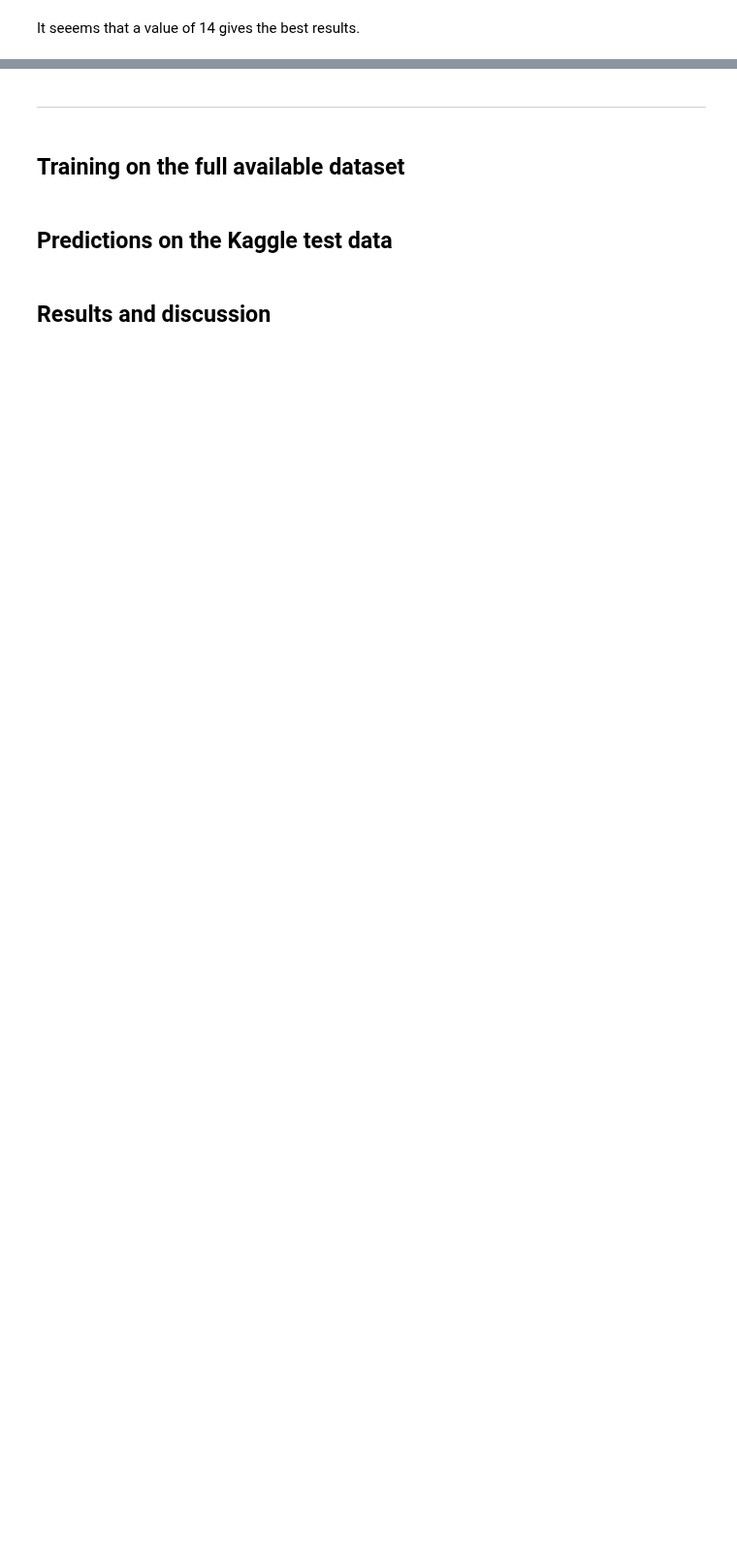
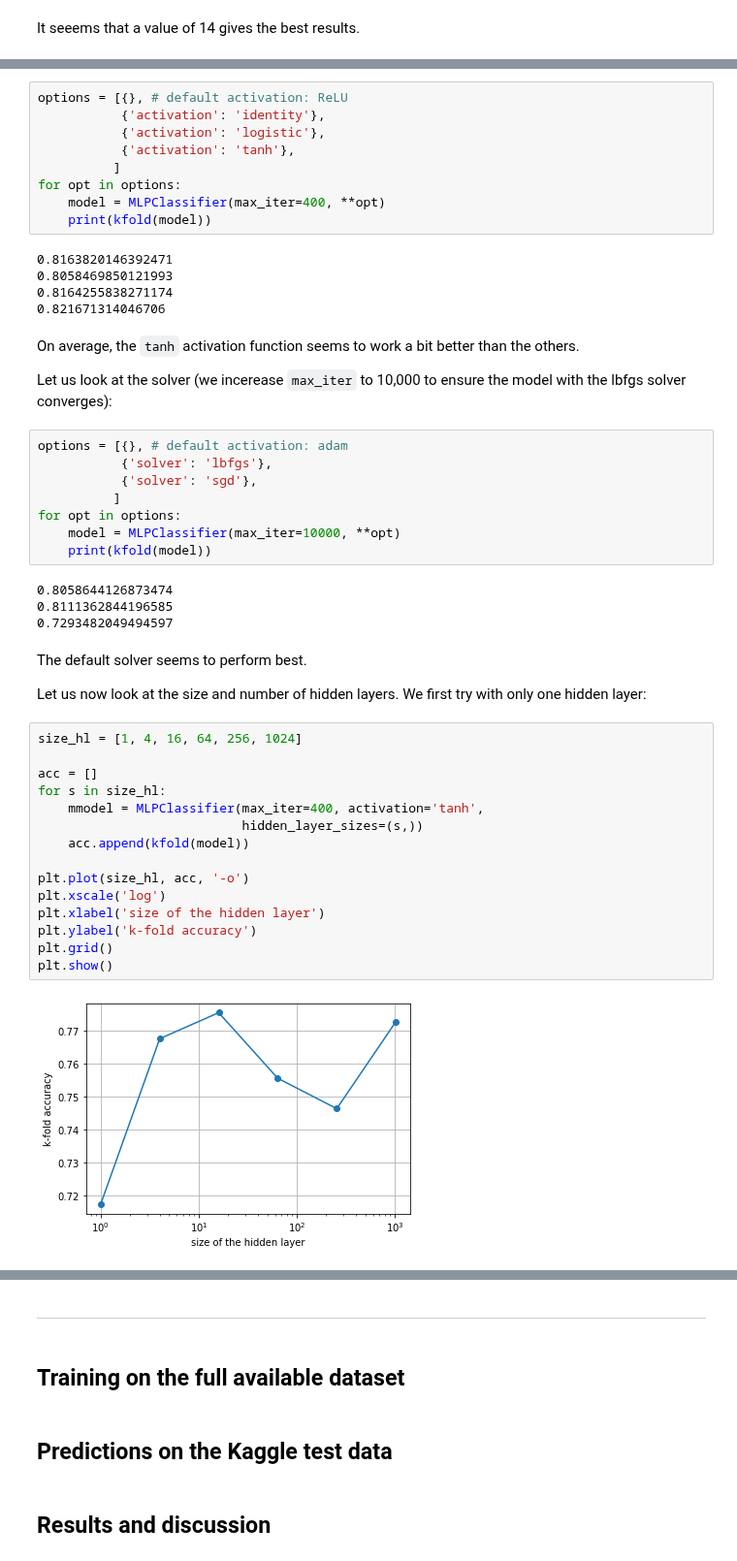
Before and after one commit to FlorentCLMichel/learning_data_science, a Jupyter notebook: Projects_Jupyter/Kaggle_Titanic.ipynb, the cells around one changed output, grey strips where cells are left out. Shown at 97% size. Drawn from its saved outputs; the diff is of its cells as text; blank space fills up the shorter version.

```diff
--- a/Projects_Jupyter/Kaggle_Titanic.ipynb
+++ b/Projects_Jupyter/Kaggle_Titanic.ipynb
@@ -761,0 +877,52 @@ It seems that the only parameter for which the default value is not optimal is `
+# %%
+options = [{}, # default activation: ReLU
+           {'activation': 'identity'},
+           {'activation': 'logistic'},
+           {'activation': 'tanh'},
+          ]
+for opt in options:
+    model = MLPClassifier(max_iter=400, **opt)
+    print(kfold(model))
+# %% [output]
+0.8163820146392471
+0.8058469850121993
+0.8164255838271174
+0.821671314046706
+# %% [markdown]
+On average, the `tanh` activation function seems to work a bit better than the others.
+
+Let us look at the solver (we incerease `max_iter` to 10,000 to ensure the model with the lbfgs solver converges):
+# %%
+options = [{}, # default activation: adam
+           {'solver': 'lbfgs'},
+           {'solver': 'sgd'},
+          ]
+for opt in options:
+    model = MLPClassifier(max_iter=10000, **opt)
+    print(kfold(model))
+# %% [output]
+0.8058644126873474
+0.8111362844196585
+0.7293482049494597
+# %% [markdown]
+The default solver seems to perform best.
+
+Let us now look at the size and number of hidden layers.
+We first try with only one hidden layer:
+# %%
+size_hl = [1, 4, 16, 64, 256, 1024]
+
+acc = []
+for s in size_hl:
+    mmodel = MLPClassifier(max_iter=400, activation='tanh',
+                           hidden_layer_sizes=(s,))
+    acc.append(kfold(model))
+
+plt.plot(size_hl, acc, '-o')
+plt.xscale('log')
+plt.xlabel('size of the hidden layer')
+plt.ylabel('k-fold accuracy')
+plt.grid()
+plt.show()
+# %% [output]
+[figure, added]
```
Also changed, not shown: parts of 30 cells of this notebook.
